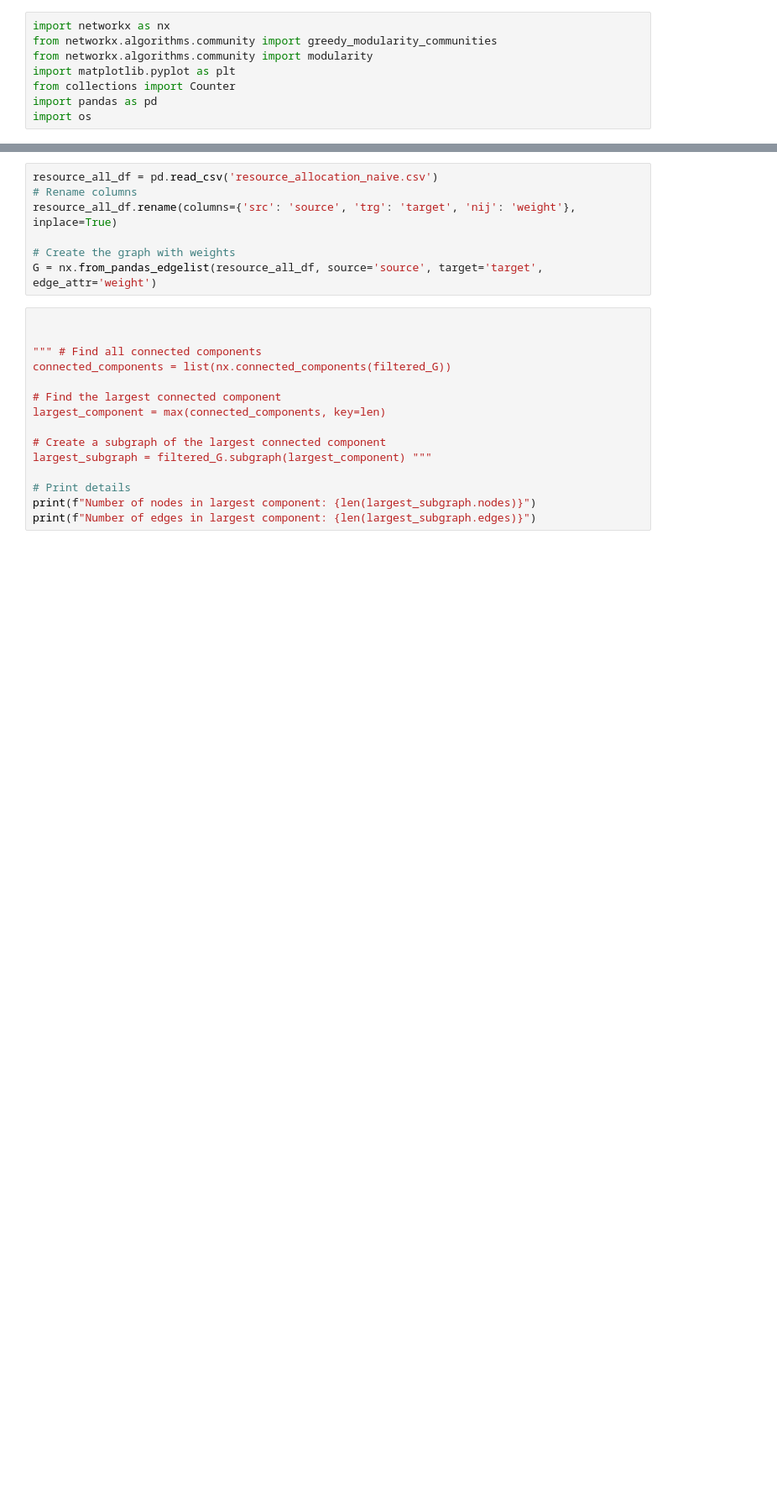
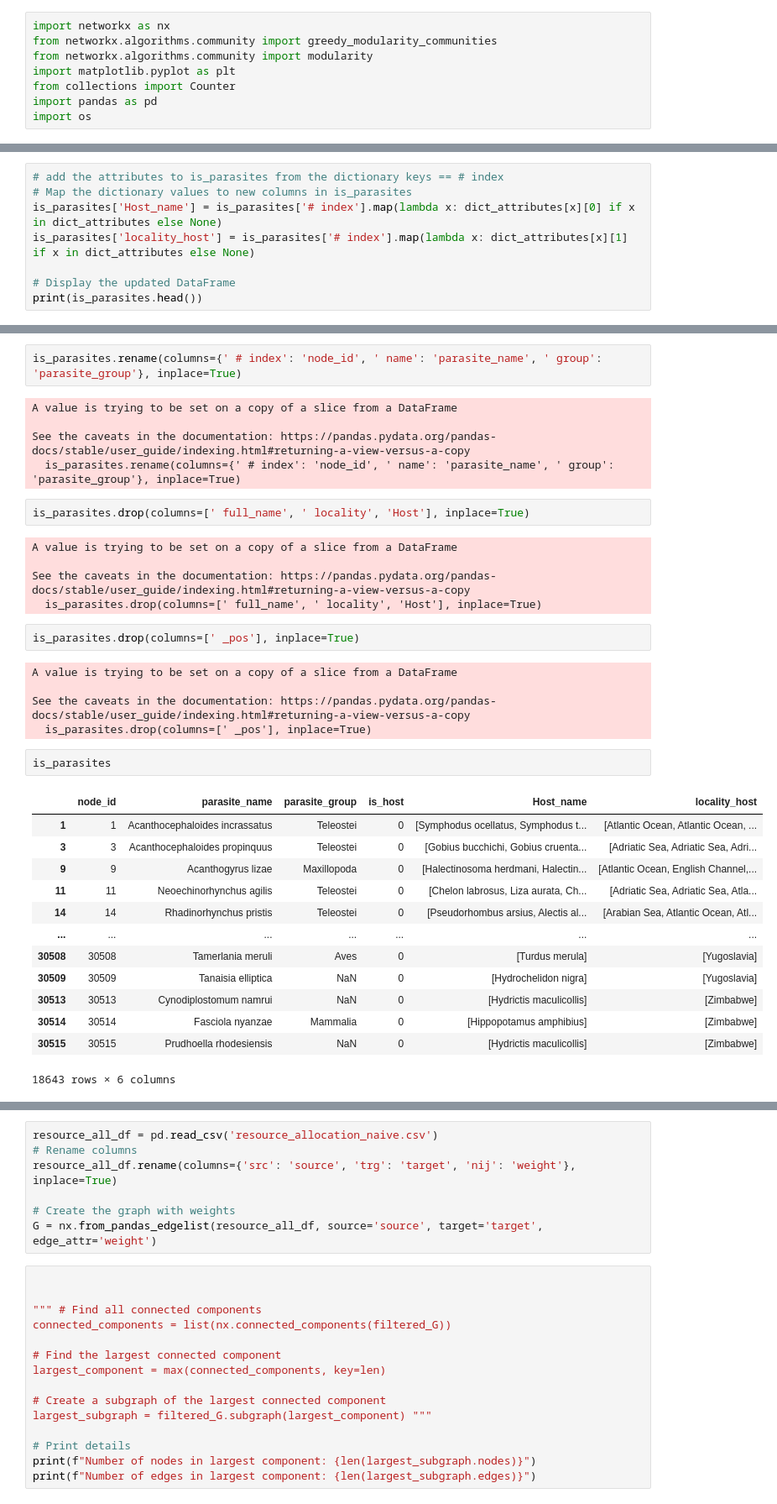
Before and after one commit to ikradnegyhusz/parasites_network_analysis, a Jupyter notebook: notebooks/0.01-skc-projection_test.ipynb, the cells around one changed output, grey strips where cells are left out. Shown: that part at 84% size. Cells and saved outputs as stored; diff of their text form; blank space fills up the shorter version.

```diff
--- a/notebooks/0.01-skc-projection_test.ipynb
+++ b/notebooks/0.01-skc-projection_test.ipynb
@@ -14,0 +120,8 @@ FileNotFoundError: [Errno 2] No such file or directory: '/Users/sunechristiansen
+# %%
+# add the attributes to is_parasites from the dictionary keys == # index
+# Map the dictionary values to new columns in is_parasites
+is_parasites['Host_name'] = is_parasites['# index'].map(lambda x: dict_attributes[x][0] if x in dict_attributes else None)
+is_parasites['locality_host'] = is_parasites['# index'].map(lambda x: dict_attributes[x][1] if x in dict_attributes else None)
+
+# Display the updated DataFrame
+print(is_parasites.head())
@@ -14,0 +156,37 @@ FileNotFoundError: [Errno 2] No such file or directory: '/Users/sunechristiansen
+# %%
+is_parasites.rename(columns={' # index': 'node_id', ' name': 'parasite_name', ' group': 'parasite_group'}, inplace=True)
+# %% [output]
+A value is trying to be set on a copy of a slice from a DataFrame
+
+See the caveats in the documentation: https://pandas.pydata.org/pandas-docs/stable/user_guide/indexing.html#returning-a-view-versus-a-copy
+  is_parasites.rename(columns={' # index': 'node_id', ' name': 'parasite_name', ' group': 'parasite_group'}, inplace=True)
+# %%
+is_parasites.drop(columns=[' full_name', ' locality', 'Host'], inplace=True)
+# %% [output]
+A value is trying to be set on a copy of a slice from a DataFrame
+
+See the caveats in the documentation: https://pandas.pydata.org/pandas-docs/stable/user_guide/indexing.html#returning-a-view-versus-a-copy
+  is_parasites.drop(columns=[' full_name', ' locality', 'Host'], inplace=True)
+# %%
+is_parasites.drop(columns=[' _pos'], inplace=True)
+# %% [output]
+A value is trying to be set on a copy of a slice from a DataFrame
+
+See the caveats in the documentation: https://pandas.pydata.org/pandas-docs/stable/user_guide/indexing.html#returning-a-view-versus-a-copy
+  is_parasites.drop(columns=[' _pos'], inplace=True)
+# %%
+is_parasites
+# %% [output]
+|  | node_id | parasite_name | parasite_group | is_host | Host_name | locality_host |
+| 1 | 1 | Acanthocephaloides incrassatus | Teleostei | 0 | [Symphodus ocellatus, Symphodus t... | [Atlantic Ocean, Atlantic Ocean, ... |
+| 3 | 3 | Acanthocephaloides propinquus | Teleostei | 0 | [Gobius bucchichi, Gobius cruenta... | [Adriatic Sea, Adriatic Sea, Adri... |
+| 9 | 9 | Acanthogyrus lizae | Maxillopoda | 0 | [Halectinosoma herdmani, Halectin... | [Atlantic Ocean, English Channel,... |
+| 11 | 11 | Neoechinorhynchus agilis | Teleostei | 0 | [Chelon labrosus, Liza aurata, Ch... | [Adriatic Sea, Adriatic Sea, Atla... |
+| 14 | 14 | Rhadinorhynchus pristis | Teleostei | 0 | [Pseudorhombus arsius, Alectis al... | [Arabian Sea, Atlantic Ocean, Atl... |
+| ... | ... | ... | ... | ... | ... | ... |
+| 30508 | 30508 | Tamerlania meruli | Aves | 0 | [Turdus merula] | [Yugoslavia] |
+| 30509 | 30509 | Tanaisia elliptica | NaN | 0 | [Hydrochelidon nigra] | [Yugoslavia] |
+| 30513 | 30513 | Cynodiplostomum namrui | NaN | 0 | [Hydrictis maculicollis] | [Zimbabwe] |
+| 30514 | 30514 | Fasciola nyanzae | Mammalia | 0 | [Hippopotamus amphibius] | [Zimbabwe] |
+| 30515 | 30515 | Prudhoella rhodesiensis | NaN | 0 | [Hydrictis maculicollis] | [Zimbabwe] |
+18643 rows × 6 columns
```
Also changed, not shown: parts of 13 cells of this notebook.
